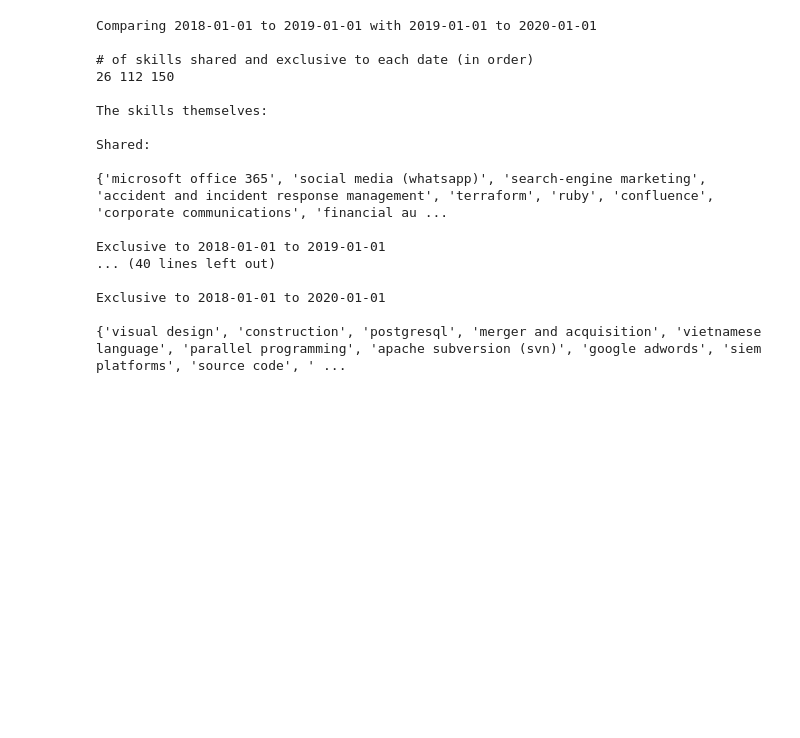
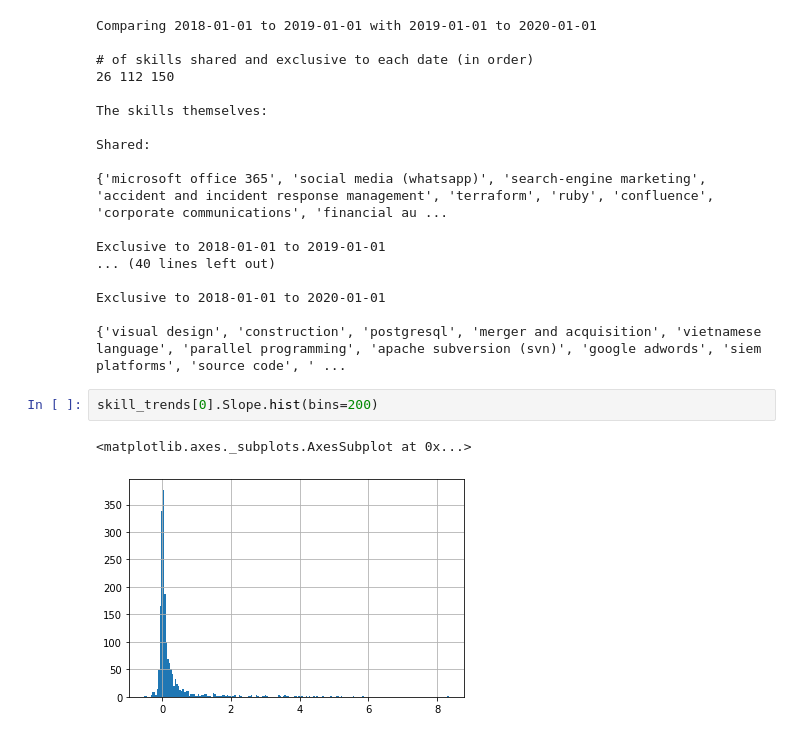
Before and after one commit to RamtinYazdanian/job_skill_trend_analysis, a Jupyter notebook: notebooks/jobtech_analysis.ipynb, the cells around one changed output. Drawn from its saved outputs; the diff is of its cells as text; blank space fills up the shorter version.

```diff
--- a/notebooks/jobtech_analysis.ipynb
+++ b/notebooks/jobtech_analysis.ipynb
@@ -173,3 +177,8 @@ Exclusive to 2018-01-01 to 2019-01-01
 Exclusive to 2018-01-01 to 2020-01-01
 
 {'visual design', 'construction', 'postgresql', 'merger and acquisition', 'vietnamese language', 'parallel programming', 'apache subversion (svn)', 'google adwords', 'siem platforms', 'source code', ' ...
+# %%
+skill_trends[0].Slope.hist(bins=200)
+# %% [output]
+<matplotlib.axes._subplots.AxesSubplot at 0x...>
+[figure, added]
```
Also changed, not shown: parts of 10 cells of this notebook.
